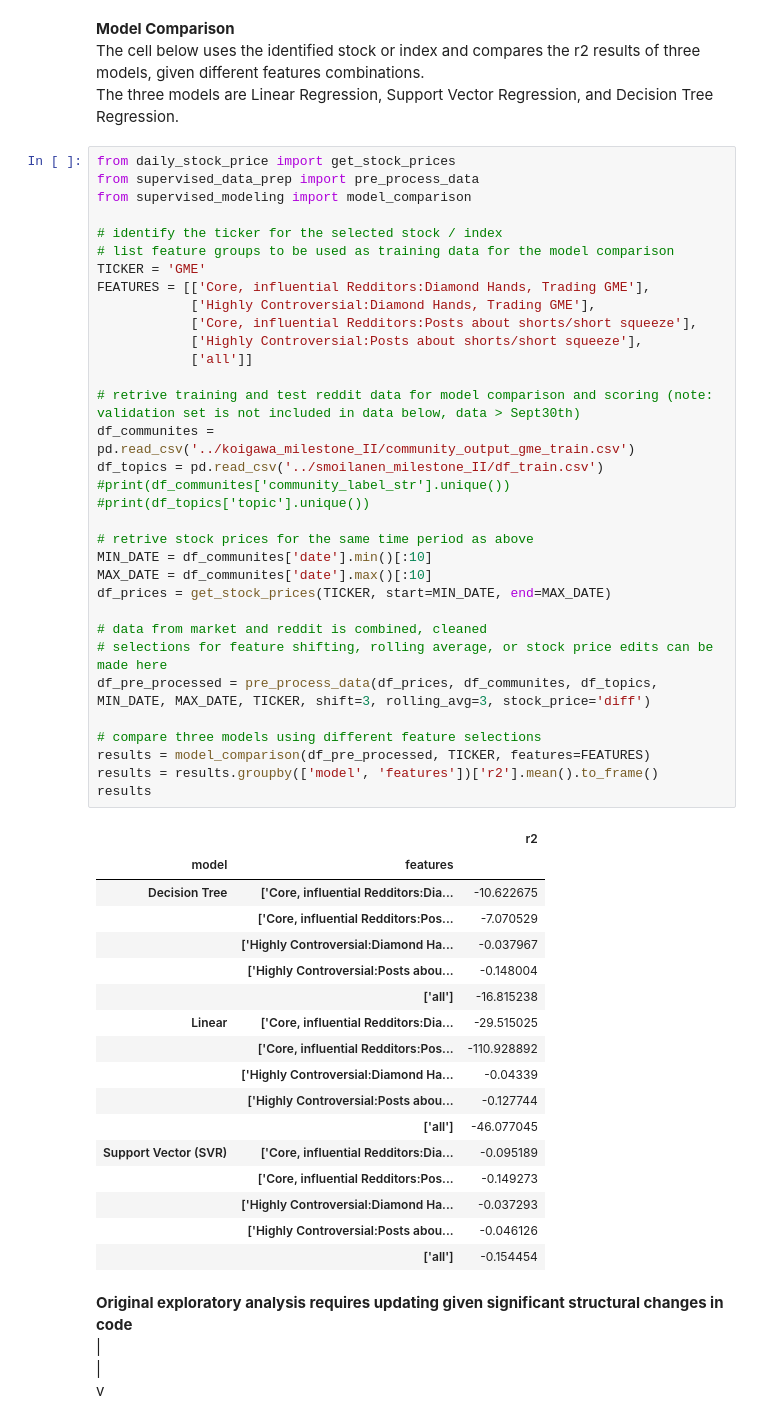
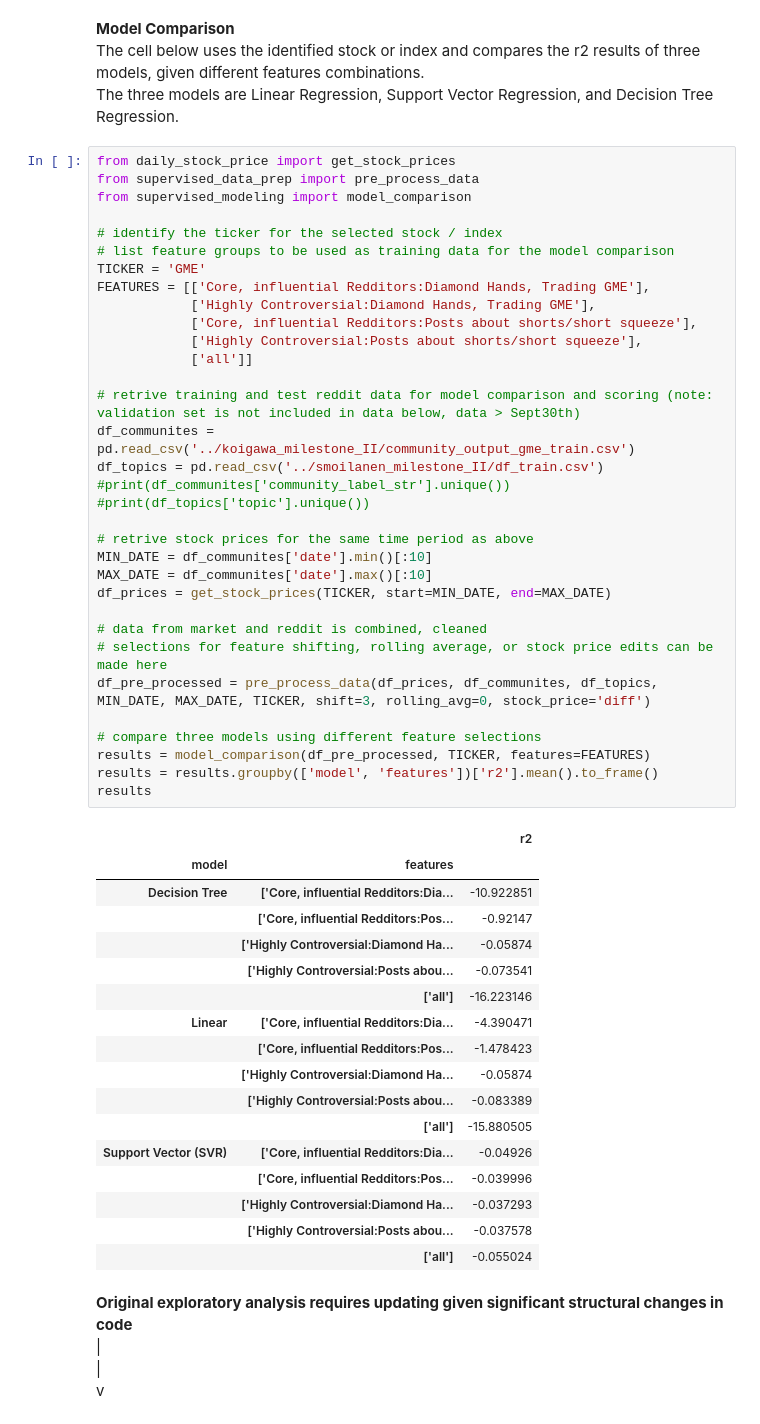
Before and after one commit to carldebski/mads_milestone_II, a Jupyter notebook: cdebski_milestone_II/model_comparison.ipynb, the cells around one changed output. Drawn from its saved outputs; the diff is of its cells as text.

```diff
--- a/cdebski_milestone_II/model_comparison.ipynb
+++ b/cdebski_milestone_II/model_comparison.ipynb
@@ -15,49 +15,49 @@ from supervised_modeling import model_comparison
 # identify the ticker for the selected stock / index
 # list feature groups to be used as training data for the model comparison
 TICKER = 'GME'
 FEATURES = [['Core, influential Redditors:Diamond Hands, Trading GME'],
             ['Highly Controversial:Diamond Hands, Trading GME'],
             ['Core, influential Redditors:Posts about shorts/short squeeze'],
             ['Highly Controversial:Posts about shorts/short squeeze'],
             ['all']]
 
 # retrive training and test reddit data for model comparison and scoring (note: validation set is not included in data below, data > Sept30th)
 df_communites = pd.read_csv('../koigawa_milestone_II/community_output_gme_train.csv')
 df_topics = pd.read_csv('../smoilanen_milestone_II/df_train.csv')
 #print(df_communites['community_label_str'].unique())
 #print(df_topics['topic'].unique())
 
 # retrive stock prices for the same time period as above
 MIN_DATE = df_communites['date'].min()[:10]
 MAX_DATE = df_communites['date'].max()[:10]
 df_prices = get_stock_prices(TICKER, start=MIN_DATE, end=MAX_DATE)
 
 # data from market and reddit is combined, cleaned
 # selections for feature shifting, rolling average, or stock price edits can be made here
-df_pre_processed = pre_process_data(df_prices, df_communites, df_topics, MIN_DATE, MAX_DATE, TICKER, shift=3, rolling_avg=3, stock_price='diff')
+df_pre_processed = pre_process_data(df_prices, df_communites, df_topics, MIN_DATE, MAX_DATE, TICKER, shift=3, rolling_avg=0, stock_price='diff')
 
 # compare three models using different feature selections
 results = model_comparison(df_pre_processed, TICKER, features=FEATURES)
 results = results.groupby(['model', 'features'])['r2'].mean().to_frame()
 results
 # %% [output]
 |  |  | r2 |
 | model | features |  |
-| Decision Tree | ['Core, influential Redditors:Dia... | -10.622675 |
-|  | ['Core, influential Redditors:Pos... | -7.070529 |
-|  | ['Highly Controversial:Diamond Ha... | -0.037967 |
-|  | ['Highly Controversial:Posts abou... | -0.148004 |
-|  | ['all'] | -16.815238 |
-| Linear | ['Core, influential Redditors:Dia... | -29.515025 |
-|  | ['Core, influential Redditors:Pos... | -110.928892 |
-|  | ['Highly Controversial:Diamond Ha... | -0.04339 |
-|  | ['Highly Controversial:Posts abou... | -0.127744 |
-|  | ['all'] | -46.077045 |
-| Support Vector (SVR) | ['Core, influential Redditors:Dia... | -0.095189 |
-|  | ['Core, influential Redditors:Pos... | -0.149273 |
+| Decision Tree | ['Core, influential Redditors:Dia... | -10.922851 |
+|  | ['Core, influential Redditors:Pos... | -0.92147 |
+|  | ['Highly Controversial:Diamond Ha... | -0.05874 |
+|  | ['Highly Controversial:Posts abou... | -0.073541 |
+|  | ['all'] | -16.223146 |
+| Linear | ['Core, influential Redditors:Dia... | -4.390471 |
+|  | ['Core, influential Redditors:Pos... | -1.478423 |
+|  | ['Highly Controversial:Diamond Ha... | -0.05874 |
+|  | ['Highly Controversial:Posts abou... | -0.083389 |
+|  | ['all'] | -15.880505 |
+| Support Vector (SVR) | ['Core, influential Redditors:Dia... | -0.04926 |
+|  | ['Core, influential Redditors:Pos... | -0.039996 |
 |  | ['Highly Controversial:Diamond Ha... | -0.037293 |
-|  | ['Highly Controversial:Posts abou... | -0.046126 |
-|  | ['all'] | -0.154454 |
+|  | ['Highly Controversial:Posts abou... | -0.037578 |
+|  | ['all'] | -0.055024 |
 # %% [markdown]
 **Original exploratory analysis requires updating given significant structural changes in code**\
 |\
```
Also changed, not shown: 3 other files.
